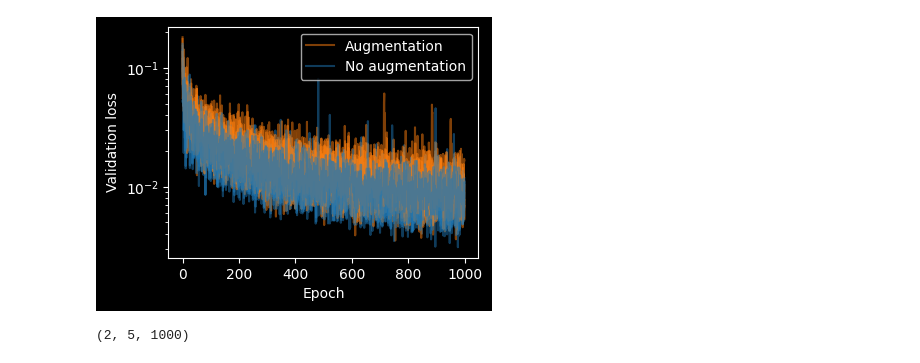
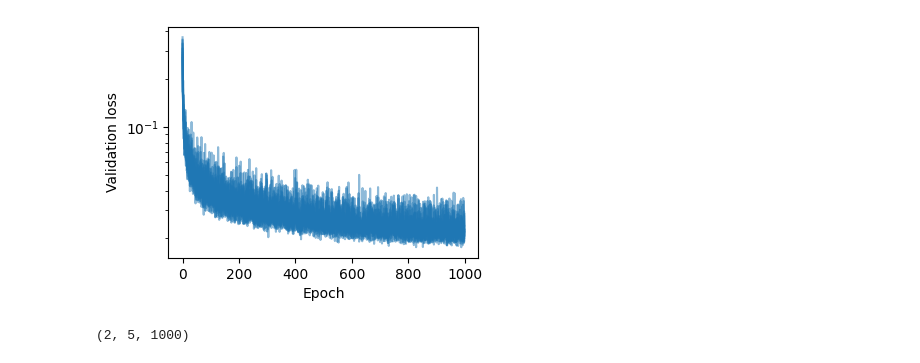
Before and after one commit to elidub/SymPDE, a Jupyter notebook: notebooks/analysis_tensorboard.ipynb, the cells around one changed output. Saved outputs shown, nothing was run; the diff lists cells and outputs as text; code cells hidden in the pictures.

```diff
--- a/notebooks/analysis_tensorboard.ipynb
+++ b/notebooks/analysis_tensorboard.ipynb
@@ -20,10 +24,9 @@ sys.path.append(os.path.join(os.getcwd(), '../sympde'))
 
 from misc.utils import get_dict_item, read_lines
 # %%
-def get_data(filter = '', logdir = '../logs', net = 'FNO1d'):
-    version_dirs = glob.glob(os.path.join(logdir, net, '*/'))
-
-    data = {'_'.join(os.path.normpath(version_dir).split('/')[-2:]) : {'dir' : version_dir} for version_dir in version_dirs}
+def get_data(filter = '', logdir = '../logs'):
+    name_dirs = glob.glob(os.path.join(logdir) + '/*/*')
+    data = {'_'.join(os.path.normpath(name_dir).split('/')[-2:]) : {'dir' : name_dir} for name_dir in name_dirs}
 
     # fitler data.keys() on regex
     pattern = re.compile(filter)
@@ -143,0 +161,5 @@ data = get_data(filter = 'precision_datasympde_aug.*_pde1')
+# %%
+data = get_data(filter = 'lpsda_mimic.*version_0')
+keys = list(data.keys())
+print(len(keys))
+print(keys)
@@ -152,26 +176,26 @@ Aug:     [0.00782025 0.00671147 0.01035725 0.01674113 0.00528927]
 # %%
-plt.style.use('dark_background')
+plt.style.use('default')
 
 
 fig, axs = plt.subplots(1, 1, figsize=(4, 3))
 for version, version_dict in data.items():
 
     if version[-1] ==  get_dict_item(data)[0][-1]:  # only one version needed for label
-        if 'aug1' in version:
+        if 'aug0_' in version:
             label = 'Augmentation'
-        elif 'aug0' in version:
+        else:
             label = 'No augmentation'
     else:
         label = ''
 
     axs.plot(version_dict['val_loss'], label=label, color=version_dict['color'], alpha = 0.5)
 axs.set_xlabel('Epoch')
 axs.set_ylabel('Validation loss')
 axs.set_yscale('log')
-axs.legend()
+# axs.legend()
 plt.show()
 # %% [output]
-[figure, old version]
+[figure, new version]
 # %%
 n_iterations = get_dict_item(data)[1]['val_loss'].shape[0]
 val_losses = np.full((2, len(data)//2, n_iterations), np.nan)
```
Also changed, not shown: parts of 8 cells of this notebook, 8 other files.
